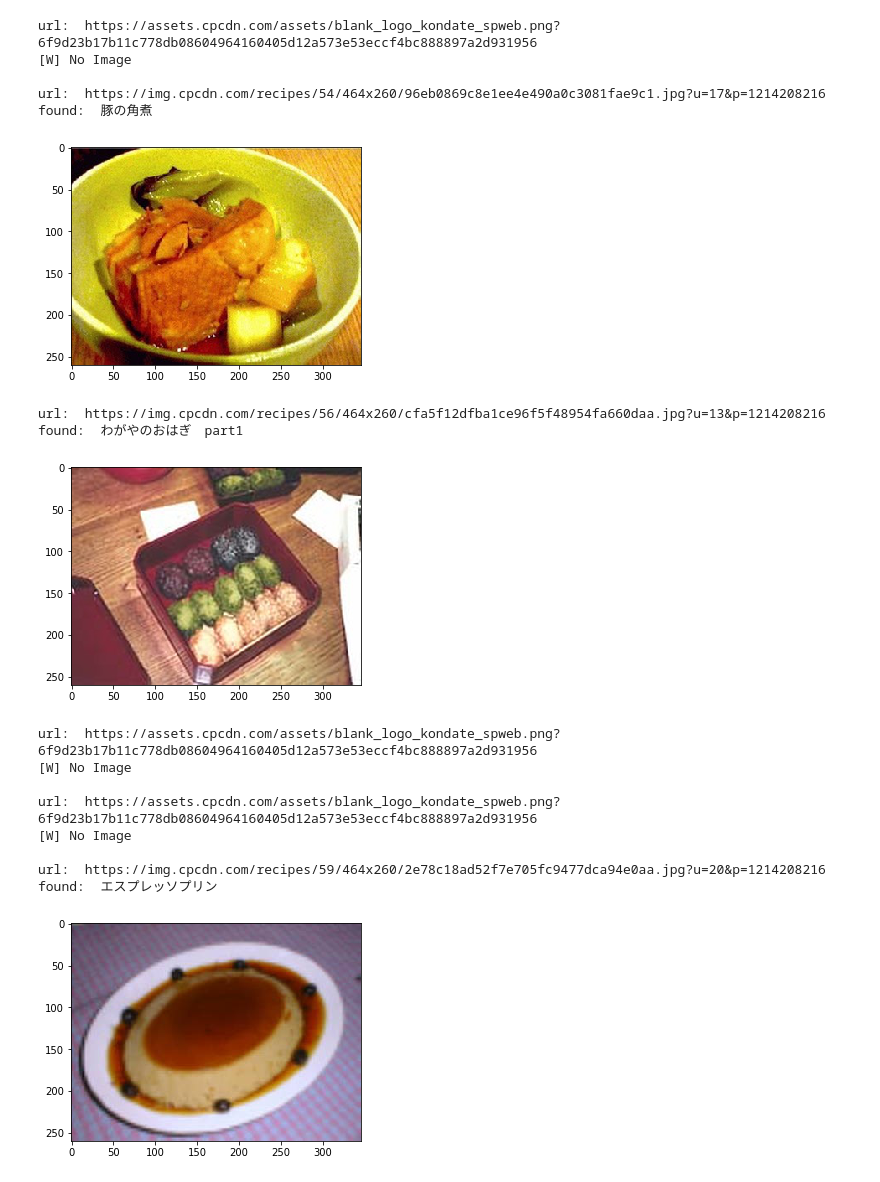
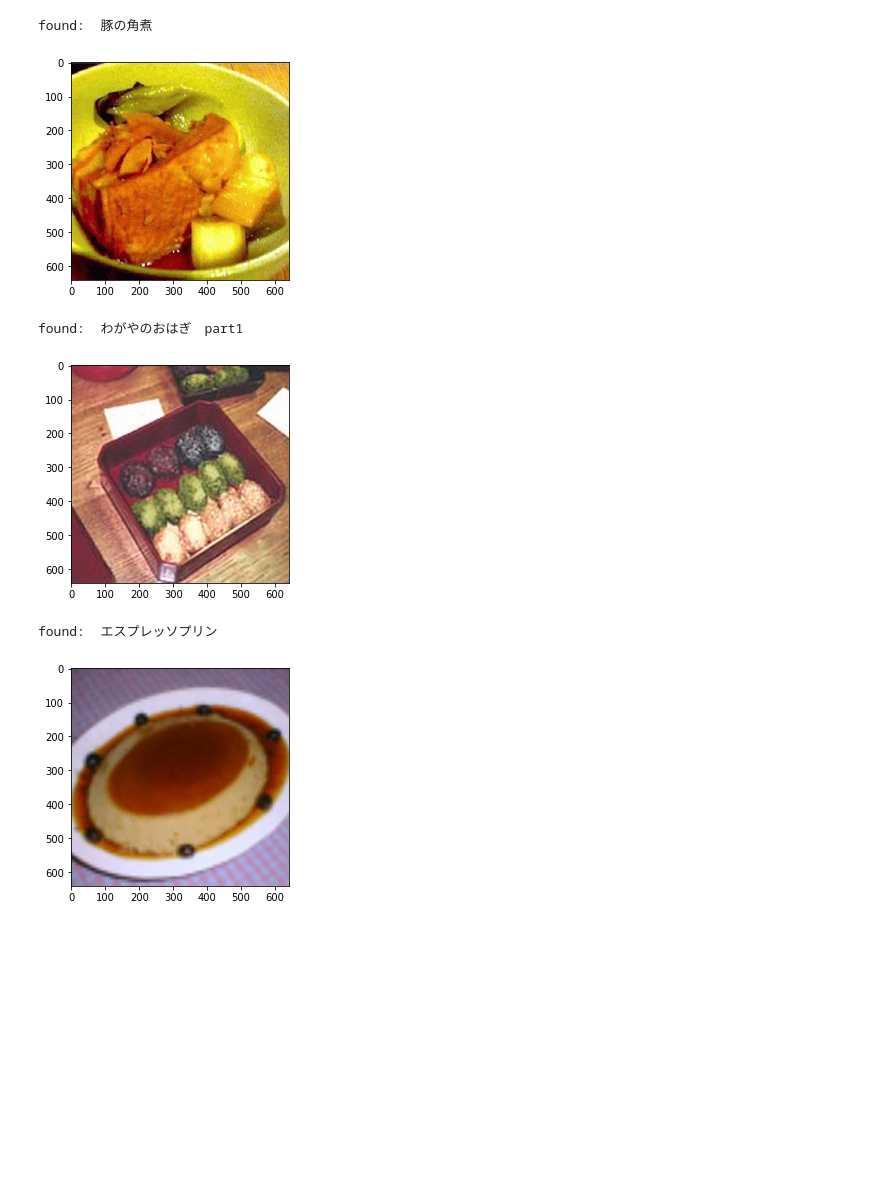
Before and after one commit to Takashi-Ishikawa-0419/dapkooc, a Jupyter notebook: cookpad.ipynb, the cells around one changed output. Cells and saved outputs as stored; diff of their text form; code cells hidden in the pictures; blank space fills up the shorter version.

```diff
--- a/cookpad.ipynb
+++ b/cookpad.ipynb
@@ -3,13 +5,10 @@ import urllib.request
 import bs4
 import json
 import pickle
-#import sys
+import time
 
 # 検索対象url番号
-start, end = 0, 100 # int(sys.argv[1]), int(sys.argv[2])
-
-# 取得する数
-nb_menu = 1000000
+start, end = 0, 100  # 100万レシピくらいあるらしい? 0~42はない
 
 # 取得した数
 num = 0
@@ -22,26 +21,25 @@ menu_keys = ['@context', '@type', 'name',
              'description', 'recipeYield', 'recipeIngredient',
              'recipeInstructions', 'cookTime']
 
-#menu_template = dict([(key, 'None') for key in menu_keys]) # 複製には deepcopy を使う
-
 menu = []
 
-while(num < nb_menu and tmp < end): # nb_menu個見つけるか、startがendになるまで # 冗長...
-
-    for i in range(tmp, end):
-        tmp = i+1 # 次に検索し始めるurl番号を記録
-        url = 'https://cookpad.com/recipe/' + str(i)
-        try:
-            _menu = bs4.BeautifulSoup(urllib.request.urlopen(url).read(), "lxml")
+for i in range(tmp, end):
+    tmp = i+1 # 次に検索し始めるurl番号を記録
+    url = 'https://cookpad.com/recipe/' + str(i)
+    try:
+        time.sleep(0.01)  ### time.sleep(1) 推奨
+        _menu = bs4.BeautifulSoup(urllib.request.urlopen(url).read(), "lxml")
+        _menu = _menu.find("script", {"type": "application/ld+json"}).get_text()
+        _menu = json.loads(_menu)
+        if not len(_menu) == 0:
             print("found:", str(start) + '-' + str(end), num, url)
-            _menu = json.loads(_menu.find("script", {"type": "application/ld+json"}).get_text())
             menu.append(_menu)
             num += 1
-            break
-        except urllib.error.HTTPError as e:
-            continue
+    except urllib.error.HTTPError as e:
+        continue
 
-
+import os
+os.makedirs("data_sample/", exist_ok=True)
 with open('data_sample/menu-' + str(start) + '-' + str(end) + '.pkl', 'wb') as f:
     pickle.dump(menu, f)
 # %% [output]
@@ -99,50 +93,35 @@ recipeInstructions:  ['あずきを鍋に入れてさっと洗い、十分に水
 # %%
 import pickle
 
 import io
 import urllib.request
 from PIL import Image
 
 import numpy as np
 import matplotlib.pyplot as plt
 
-# No Image のときの画像はいらない
+# 「No Image」の画像(↓がURL) のときの画像はいらない
 url_blacklist = ['https://assets.cpcdn.com/assets/blank_logo_kondate_spweb.png?6f9d23b17b11c778db08604964160405d12a573e53eccf4bc888897a2d931956']
 
-menu_num = 'data_sample/menu-0-100'
-with open(menu_num + '.pkl', 'rb') as f:
+with open( 'data_sample/menu-0-100.pkl', 'rb') as f:
     hoge = pickle.load(f)
 
-for i in range(6):#range(len(hoge)):
-    url = hoge[i]['image']
-    print("url: ", url)
+for i in range(3):  # range(len(hoge)):
+    url = hoge[i]['image'][0]
     if url in url_blacklist:
         print("[W] No Image\n")
     else:
         f = io.BytesIO(urllib.request.urlopen(url).read())
         img = Image.open(f)
-        #img.save('data_image/' + menu_num + '-' + str(i) + '.png')
         img = np.asarray(img)
 
         print('found: ', hoge[i]['name'])
         plt.imshow(img)
         plt.show()
 # %% [output]
-url:  https://assets.cpcdn.com/assets/blank_logo_kondate_spweb.png?6f9d23b17b11c778db08604964160405d12a573e53eccf4bc888897a2d931956
-[W] No Image
-
-url:  https://img.cpcdn.com/recipes/54/464x260/96eb0869c8e1ee4e490a0c3081fae9c1.jpg?u=17&p=1214208216
 found:  豚の角煮
-[figure, old version]
+[figure, new version]
-url:  https://img.cpcdn.com/recipes/56/464x260/cfa5f12dfba1ce96f5f48954fa660daa.jpg?u=13&p=1214208216
 found:  わがやのおはぎ　part1
-[figure, old version]
+[figure, new version]
-url:  https://assets.cpcdn.com/assets/blank_logo_kondate_spweb.png?6f9d23b17b11c778db08604964160405d12a573e53eccf4bc888897a2d931956
-[W] No Image
-
-url:  https://assets.cpcdn.com/assets/blank_logo_kondate_spweb.png?6f9d23b17b11c778db08604964160405d12a573e53eccf4bc888897a2d931956
-[W] No Image
-
-url:  https://img.cpcdn.com/recipes/59/464x260/2e78c18ad52f7e705fc9477dca94e0aa.jpg?u=20&p=1214208216
 found:  エスプレッソプリン
-[figure, old version]
+[figure, new version]
```
Also changed, not shown: parts of 3 cells of this notebook.
